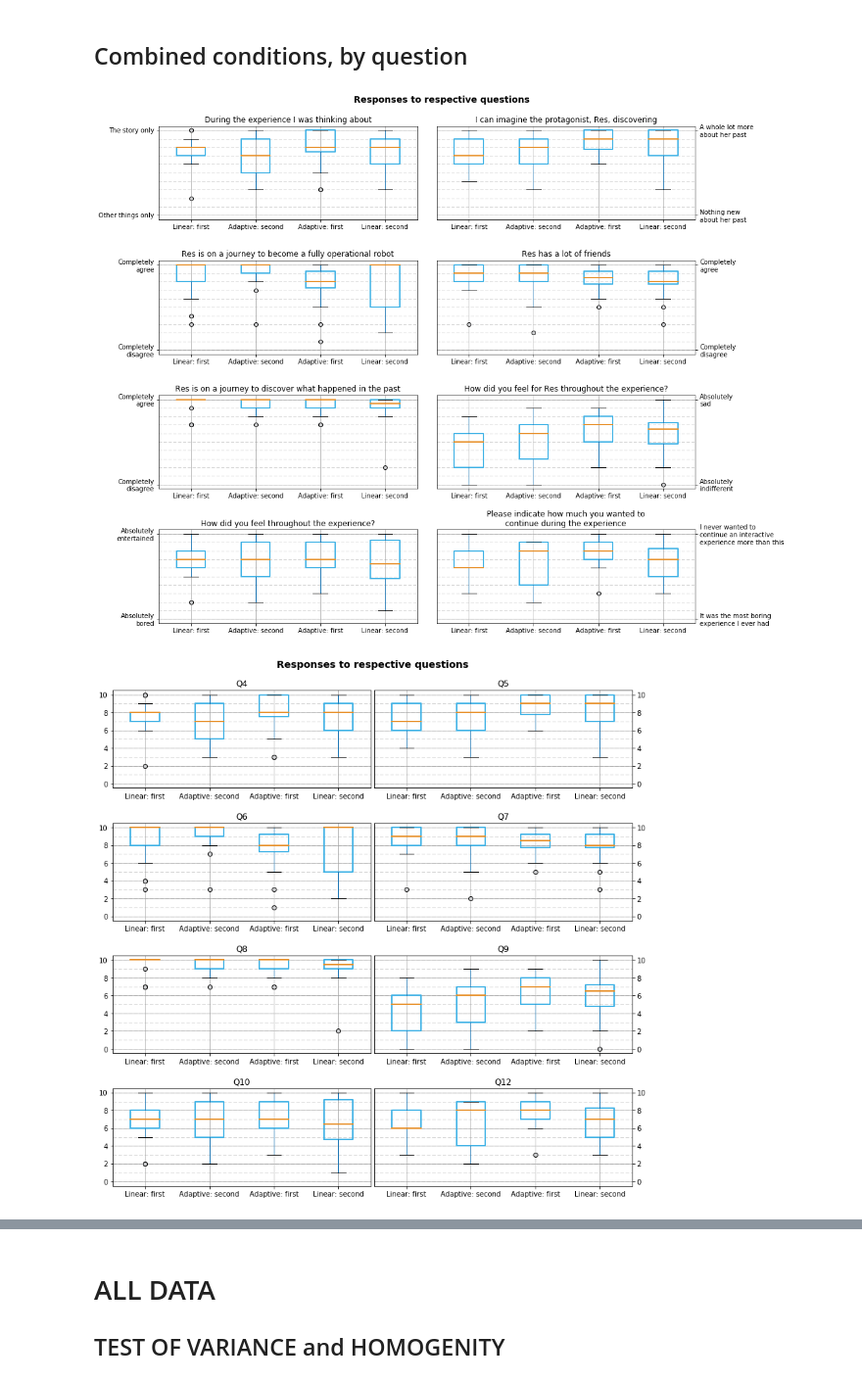
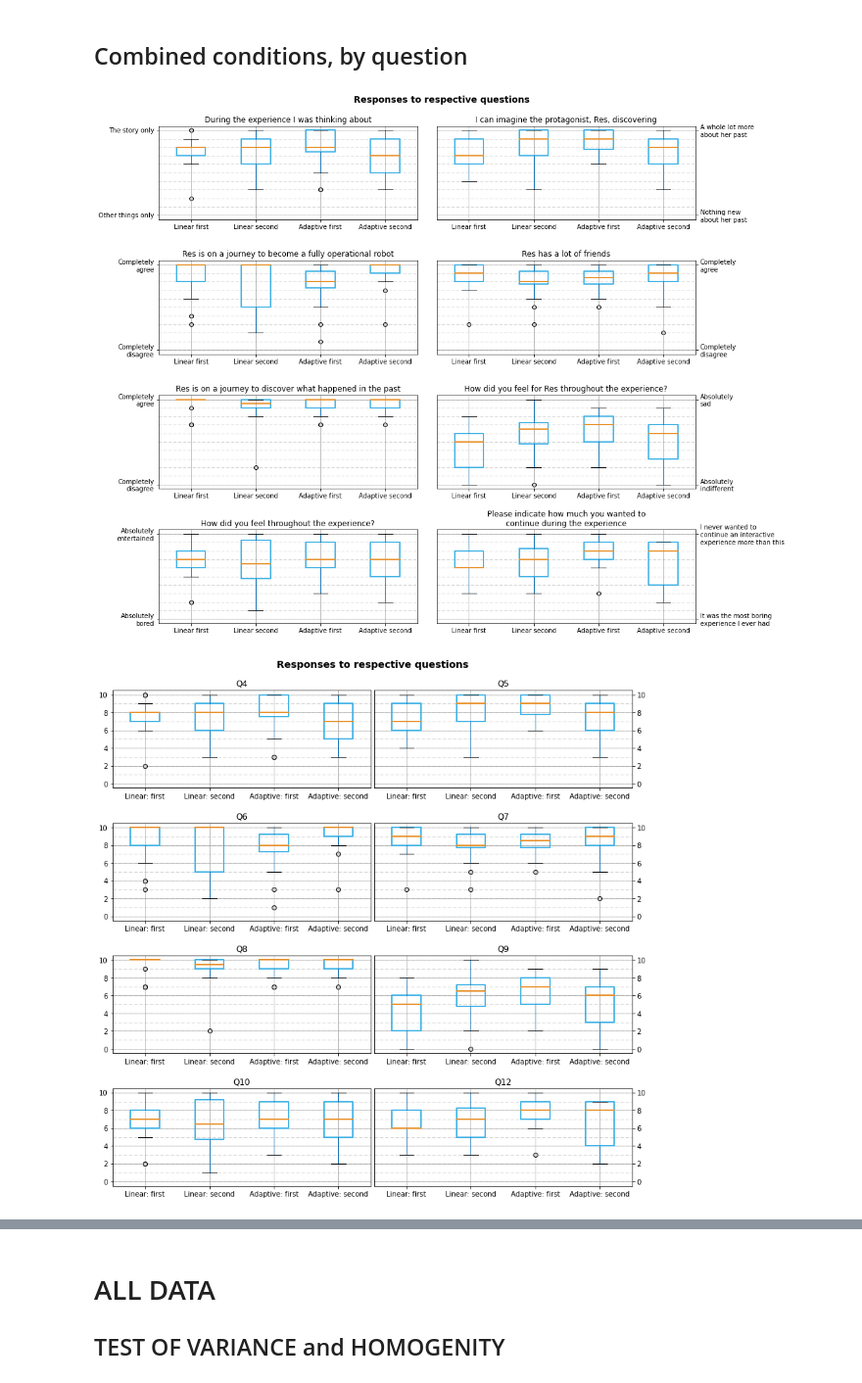
Before and after one commit to adrhegedus/MEA-G502-2020, a Jupyter notebook: evaluation.ipynb, the cells around one changed output, grey strips where cells are left out. Shown at 98% size. Saved outputs shown, nothing was run; the diff lists cells and outputs as text; code cells hidden in the pictures.

```diff
--- a/evaluation.ipynb
+++ b/evaluation.ipynb
@@ -92,16 +92,16 @@ boxplot_settings = {
 # %%
 comparison_columns = ["Q4", "Q5", "Q6", "Q7", "Q8", "Q9", "Q10", "Q12"]
 # %%
-first_run = res_L_first[retrieve(numeric, first)].rename(columns=dict(zip(retrieve(numeric, first), comparison_columns)))
-second_run = res_L_first[retrieve(numeric, second)].rename(columns=dict(zip(retrieve(numeric, second), comparison_columns)))
+L_first_run = res_L_first[retrieve(numeric, first)].rename(columns=dict(zip(retrieve(numeric, first), comparison_columns)))
+L_second_run = res_L_first[retrieve(numeric, second)].rename(columns=dict(zip(retrieve(numeric, second), comparison_columns)))
 
 fig, axes = plt.subplots(1, 2, figsize = (15, 5.5))
 
-LINE = first_run.boxplot(**boxplot_settings, ax=axes.flatten()[0])
-ADAP = second_run.boxplot(**boxplot_settings, ax=axes.flatten()[1])
+LINE = L_first_run.boxplot(**boxplot_settings, ax=axes.flatten()[0])
+ADAP = L_second_run.boxplot(**boxplot_settings, ax=axes.flatten()[1])
 
-LINE_stats = r"$\sum = $" + str(sum(first_run.sum())) + "\n" + r"$\bar{x} = $" + "{:.2f}".format(np.mean(first_run.mean()))
-ADAP_stats = r"$\sum = $" + str(sum(second_run.sum())) + "\n" + r"$\bar{x} = $" + "{:.2f}".format(np.mean(second_run.mean()))
+LINE_stats = r"$\sum = $" + str(sum(L_first_run.sum())) + "\n" + r"$\bar{x} = $" + "{:.2f}".format(np.mean(L_first_run.mean()))
+ADAP_stats = r"$\sum = $" + str(sum(L_second_run.sum())) + "\n" + r"$\bar{x} = $" + "{:.2f}".format(np.mean(L_second_run.mean()))
 
 LINE.set(title="Linear version", xlabel=f"Question ID \n{LINE_stats}", ylabel="Value", yticks=np.arange(0,11,1))
 ADAP.set(title="Adaptive version", xlabel=f"Question ID \n{ADAP_stats}", yticks=np.arange(0,11,1))
@@ -115,16 +115,16 @@ plt.show()
 # %% [markdown]
 ## Condition 2 (Adaptive first, then linear)
 # %%
-first_run = res_A_first[retrieve(numeric, first)].rename(columns=dict(zip(retrieve(numeric, first), comparison_columns)))
-second_run = res_A_first[retrieve(numeric, second)].rename(columns=dict(zip(retrieve(numeric, second), comparison_columns)))
+A_first_run = res_A_first[retrieve(numeric, first)].rename(columns=dict(zip(retrieve(numeric, first), comparison_columns)))
+A_second_run = res_A_first[retrieve(numeric, second)].rename(columns=dict(zip(retrieve(numeric, second), comparison_columns)))
 
 fig, axes = plt.subplots(1, 2, figsize = (15, 5.5), sharey=True)
 
-ADAP = second_run.boxplot(**boxplot_settings, ax=axes.flatten()[0])
-LINE = first_run.boxplot(**boxplot_settings, ax=axes.flatten()[1])
+ADAP = A_second_run.boxplot(**boxplot_settings, ax=axes.flatten()[0])
+LINE = A_first_run.boxplot(**boxplot_settings, ax=axes.flatten()[1])
 
-ADAP_stats = r"$\sum = $" + str(sum(first_run.sum())) + "\n" + r"$\bar{x} = $" + "{:.2f}".format(np.mean(first_run.mean()))
-LINE_stats = r"$\sum = $" + str(sum(second_run.sum())) + "\n" + r"$\bar{x} = $" + "{:.2f}".format(np.mean(second_run.mean()))
+ADAP_stats = r"$\sum = $" + str(sum(A_first_run.sum())) + "\n" + r"$\bar{x} = $" + "{:.2f}".format(np.mean(A_first_run.mean()))
+LINE_stats = r"$\sum = $" + str(sum(A_second_run.sum())) + "\n" + r"$\bar{x} = $" + "{:.2f}".format(np.mean(A_second_run.mean()))
 
 LINE.set(title="Linear version", xlabel=f"Question ID \n{LINE_stats}", yticks=np.arange(0,11,1))
 ADAP.set(title="Adaptive version", xlabel=f"Question ID \n{ADAP_stats}", ylabel="Value", yticks=np.arange(0,11,1))
@@ -162,12 +162,14 @@ all_boxplot_answers = {
 
 questionBoxplots = []
 
-for i in range(len(comparison_columns)):
+for i in comparison_columns:
     a = pd.DataFrame()
-    a['C1L'] = res_L_first[retrieve(numeric, first)[i]].reset_index(drop=True)
-    a['C1A'] = res_L_first[retrieve(numeric, second)[i]].reset_index(drop=True)
-    a['C2A'] = res_A_first[retrieve(numeric, first)[i]].reset_index(drop=True)
-    a['C2L'] = res_A_first[retrieve(numeric, second)[i]].reset_index(drop=True)
+    a['C1L'] = L_first_run.reset_index(drop=True)[i]
+    a['C2L'] = A_second_run.reset_index(drop=True)[i]
+    #a['L'] = pd.Series(FULL_LINEAR.reset_index(drop=True)[i])
+    #a['A'] = pd.Series(FULL_ADAPTIVE.reset_index(drop=True)[i])
+    a['C1A'] = A_first_run.reset_index(drop=True)[i]
+    a['C2A'] = L_second_run.reset_index(drop=True)[i]
     questionBoxplots.append(a)
 
 fig, axes = plt.subplots(ncols=2, nrows=4, figsize=(15, 12))
@@ -180,7 +182,7 @@ for i in range(len(questionBoxplots)//2):
         questionBoxplots[i*2+j].boxplot(**{**boxplot_settings, "rot" : 0}, ax=axes[i][j])
 
         axes[i][j].set(yticks=np.arange(0, 11, step=10), yticklabels=all_boxplot_answers[comparison_columns[i*2+j]])
-        axes[i][j].set(xticklabels=["Linear: first", "Adaptive: second", "Adaptive: first", "Linear: second"])
+        axes[i][j].set(xticklabels=["Linear first", "Linear second", "Adaptive first", "Adaptive second"])
 
         if j == 1: axes[i][j].tick_params(axis='y', left=False, right=True, labelleft=False, labelright=True)
 
@@ -193,42 +195,42 @@ fig.suptitle("Responses to respective questions", size=14, weight="semibold")
 plt.subplots_adjust(top=0.925)
 fig.show()
 # %% [output]
-[figure, old version]
+[figure, new version]
 # %%
 questionBoxplots = []
 
 for i in range(len(comparison_columns)):
     a = pd.DataFrame()
     a['C1L'] = res_L_first[retrieve(numeric, first)[i]].reset_index(drop=True)
+    a['C2L'] = res_A_first[retrieve(numeric, second)[i]].reset_index(drop=True)
+    a['C2A'] = res_A_first[retrieve(numeric, first)[i]].reset_index(drop=True)
     a['C1A'] = res_L_first[retrieve(numeric, second)[i]].reset_index(drop=True)
-    a['C2A'] = res_A_first[retrieve(numeric, first)[i]].reset_index(drop=True)
-    a['C2L'] = res_A_first[retrieve(numeric, second)[i]].reset_index(drop=True)
     questionBoxplots.append(a)
 
 fig, axes = plt.subplots(ncols=2, nrows=4, figsize=(11, 11))
 
 for i in range(len(questionBoxplots)//2):
     for j in range(2):
         for k in range(11):
             axes[i][j].axhline(k, dashes=[10, 5], alpha=0.8, color="#999999", lw=0.5)
 
         questionBoxplots[i*2+j].boxplot(**{**boxplot_settings, "rot" : 0}, ax=axes[i][j])
 
         axes[i][j].set(yticks=np.arange(0, 11, step=2))
-        axes[i][j].set(xticklabels=["Linear: first", "Adaptive: second", "Adaptive: first", "Linear: second"])
+        axes[i][j].set(xticklabels=["Linear: first", "Linear: second", "Adaptive: first", "Adaptive: second"])
 
         if j == 1: axes[i][j].tick_params(axis='y', left=False, right=True, labelleft=False, labelright=True)
 
         title = comparison_columns[i*2+j]
 
         axes[i][j].set_title(title)
         plt.tight_layout(pad=0.4, w_pad=0.5, h_pad=2)
 
 fig.suptitle("Responses to respective questions", size=14, weight="semibold")
 plt.subplots_adjust(top=0.925)
 fig.show()
 # %% [output]
-[figure, old version]
+[figure, new version]
 # %%
 FULL_LINEAR = pd.concat([
     res_L_first[retrieve(numeric, first)].rename(columns=dict(zip(retrieve(numeric, first), comparison_columns))),
```
Also changed, not shown: parts of 40 cells of this notebook, 18 other files.
